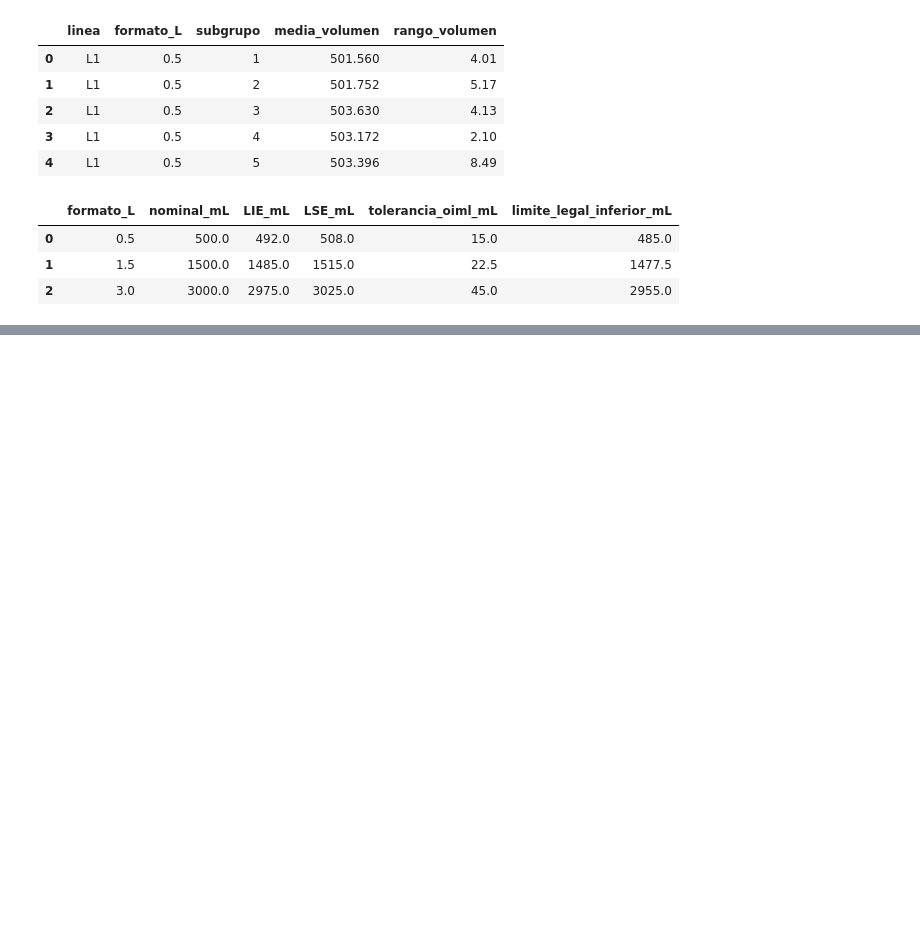
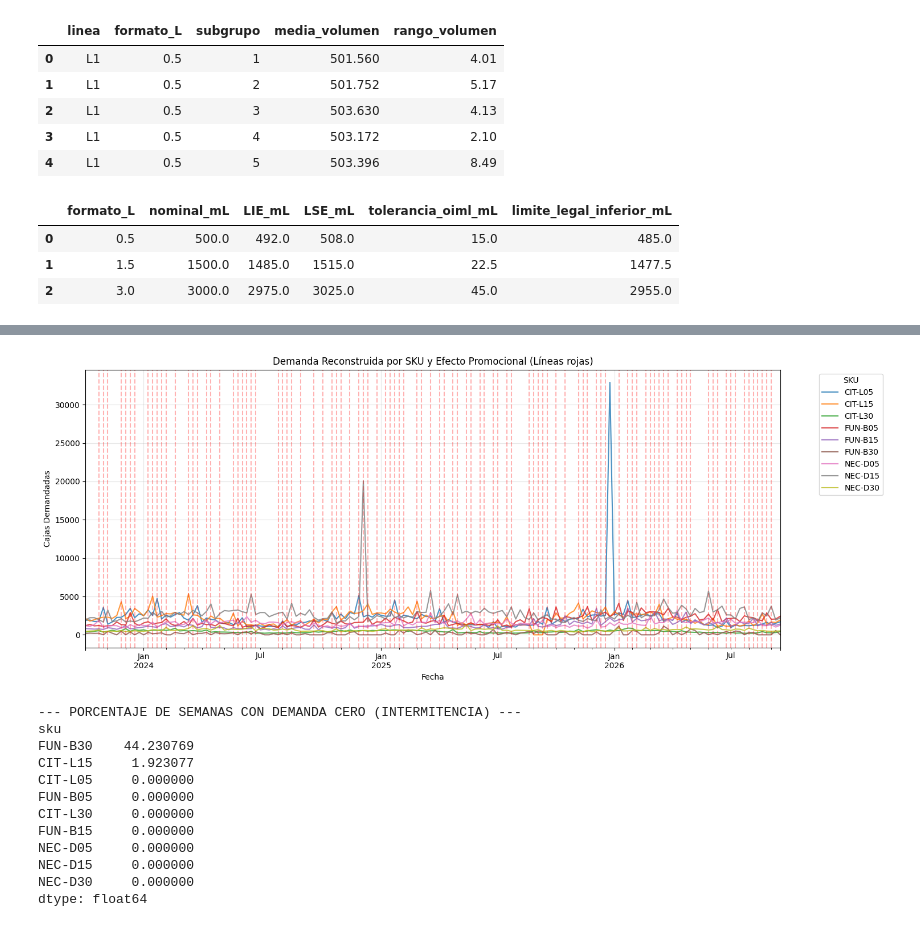
Before and after one commit to tipismaca/Trabajo-Bebidas-del-Maipo-SA, a Jupyter notebook: CasodeEstudio.ipynb, the cells around one changed output, grey strips where cells are left out. Drawn from its saved outputs; the diff is of its cells as text; code cells hidden in the pictures; blank space fills up the shorter version.

```diff
--- a/CasodeEstudio.ipynb
+++ b/CasodeEstudio.ipynb
@@ -436,0 +470,41 @@ display(df_especificaciones)
+# %%
+# PARTE B - PASO 2: DIAGNÓSTICO VISUAL DE LAS 9 SERIES
+
+# 1. Pivotar los datos para graficar las 9 series simultáneamente
+df_plot = df_demanda.pivot_table(index='fecha_lunes', columns='sku', values='demanda_reconstruida')
+
+# 2. Gráfico de Tendencia y Estacionalidad (Diapositiva 11, Unidad 3)
+fig, ax = plt.subplots(figsize=(15, 6))
+df_plot.plot(ax=ax, linewidth=1.5, alpha=0.8)
+
+# Marcar las semanas con promoción masiva (para detectar picos inducidos - Diapositiva 22)
+semanas_promo = df_demanda[df_demanda['promocion'] == 1]['fecha_lunes'].unique()
+for promo_date in semanas_promo:
+    ax.axvline(x=promo_date, color='red', linestyle='--', alpha=0.3)
+
+plt.title('Demanda Reconstruida por SKU y Efecto Promocional (Líneas rojas)')
+plt.xlabel('Fecha')
+plt.ylabel('Cajas Demandadas')
+plt.legend(title='SKU', bbox_to_anchor=(1.05, 1), loc='upper left')
+plt.grid(True, alpha=0.3)
+plt.tight_layout()
+plt.show()
+
+# 3. Identificación de Intermitencia (Diapositiva 23, Unidad 3)
+ceros_por_sku = (df_plot == 0).sum() / len(df_plot) * 100
+print("--- PORCENTAJE DE SEMANAS CON DEMANDA CERO (INTERMITENCIA) ---")
+print(ceros_por_sku.sort_values(ascending=False))
+# %% [output]
+[figure, added]
+--- PORCENTAJE DE SEMANAS CON DEMANDA CERO (INTERMITENCIA) ---
+sku
+FUN-B30    44.230769
+CIT-L15     1.923077
+CIT-L05     0.000000
+FUN-B05     0.000000
+CIT-L30     0.000000
+FUN-B15     0.000000
+NEC-D05     0.000000
+NEC-D15     0.000000
+NEC-D30     0.000000
+dtype: float64
```
Also changed, not shown: parts of 3 cells of this notebook.
